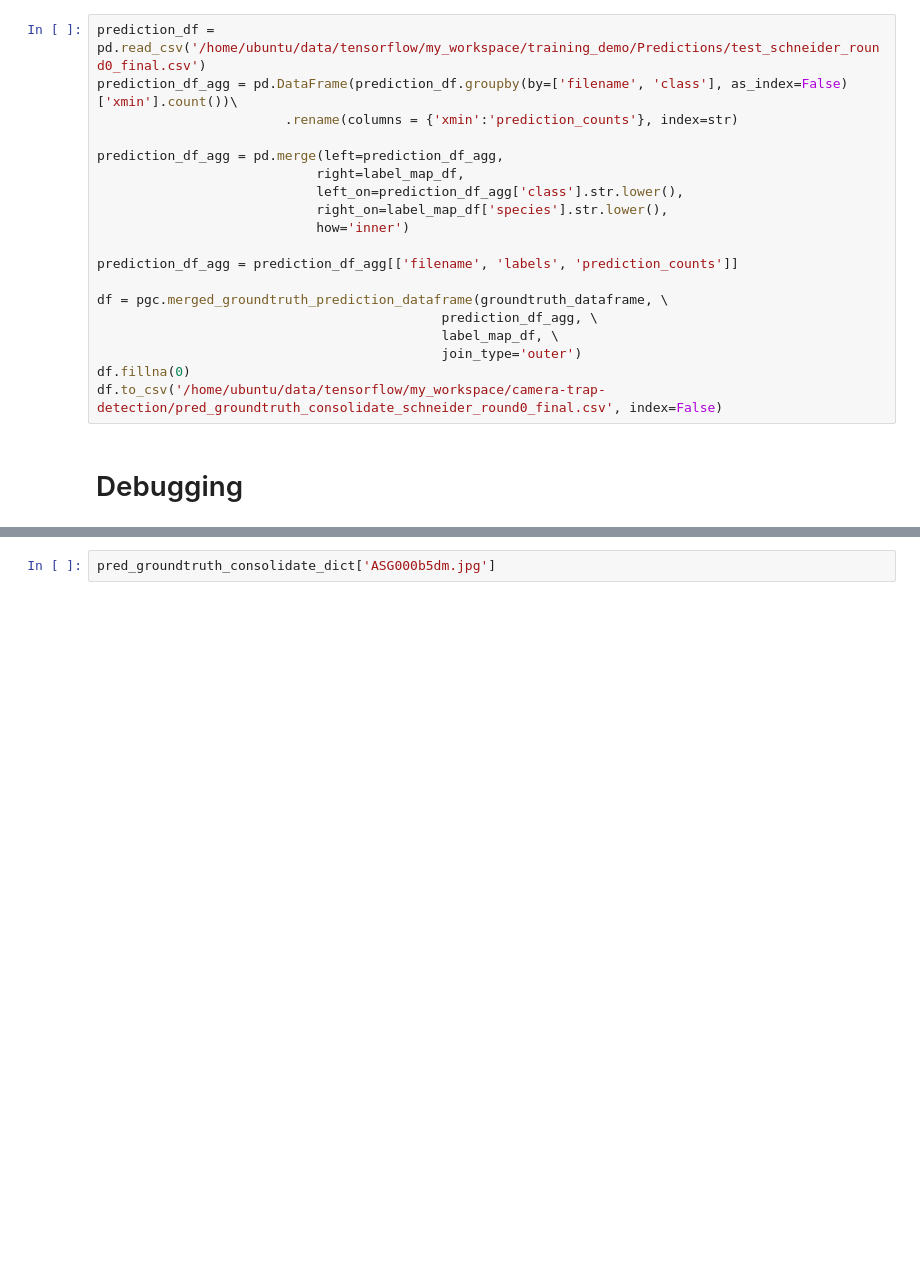
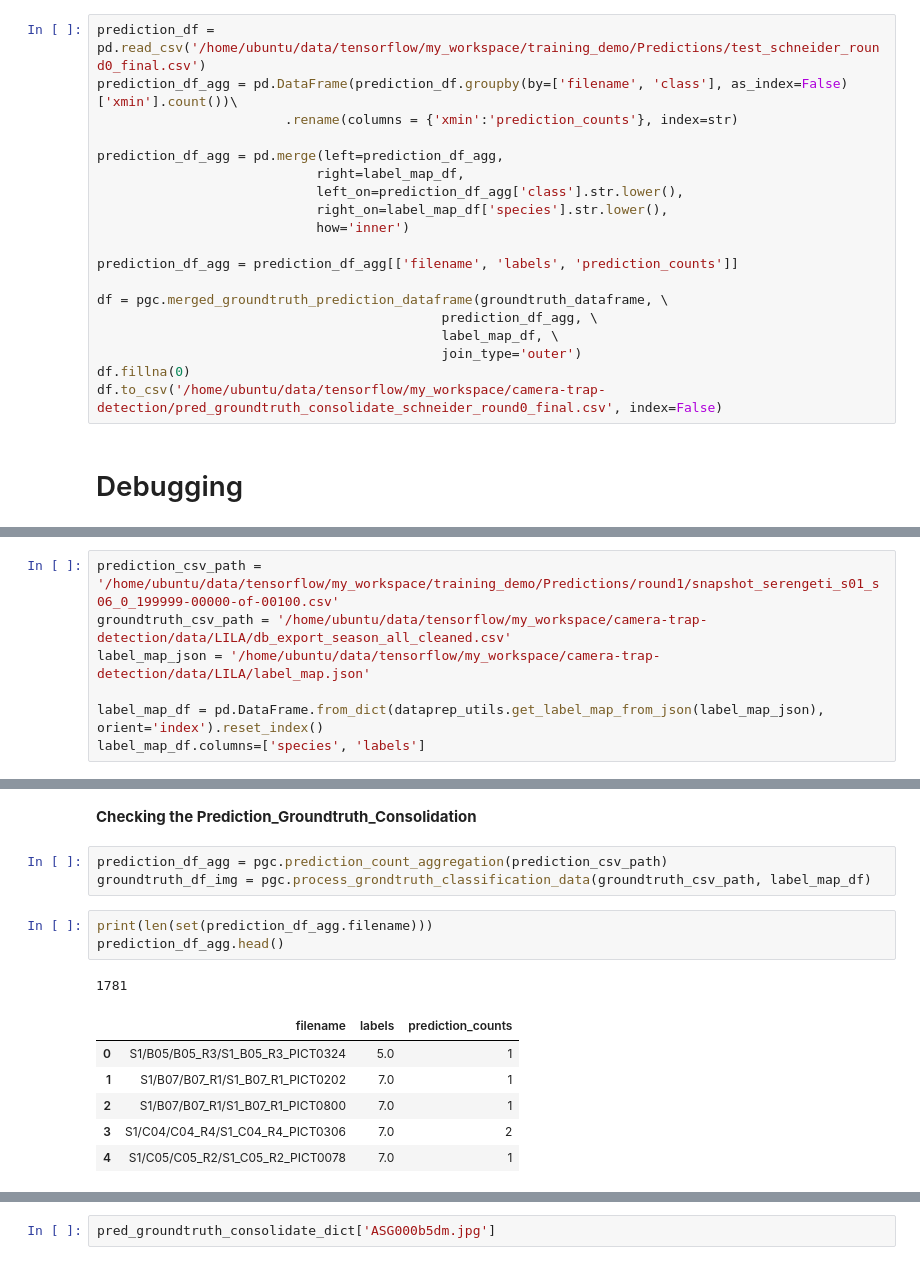
Before and after one commit to Manish-rai21bit/camera-trap-detection, a Jupyter notebook: EDA_and_ModelEvaluation/ModelEvaluation_on_SchneiderData.ipynb, the cells around one changed output, grey strips where cells are left out. Cells and saved outputs as stored; diff of their text form; blank space fills up the shorter version.

```diff
--- a/EDA_and_ModelEvaluation/ModelEvaluation_on_SchneiderData.ipynb
+++ b/EDA_and_ModelEvaluation/ModelEvaluation_on_SchneiderData.ipynb
@@ -489,0 +497,7 @@ import bootstrapping.bootstrapping_data_prep as bdp
+# %%
+prediction_csv_path = '/home/ubuntu/data/tensorflow/my_workspace/training_demo/Predictions/round1/snapshot_serengeti_s01_s06_0_199999-00000-of-00100.csv'
+groundtruth_csv_path = '/home/ubuntu/data/tensorflow/my_workspace/camera-trap-detection/data/LILA/db_export_season_all_cleaned.csv'
+label_map_json = '/home/ubuntu/data/tensorflow/my_workspace/camera-trap-detection/data/LILA/label_map.json'
+
+label_map_df = pd.DataFrame.from_dict(dataprep_utils.get_label_map_from_json(label_map_json), orient='index').reset_index()
+label_map_df.columns=['species', 'labels']
@@ -489,0 +517,16 @@ import bootstrapping.bootstrapping_data_prep as bdp
+# %% [markdown]
+**Checking the Prediction_Groundtruth_Consolidation**
+# %%
+prediction_df_agg = pgc.prediction_count_aggregation(prediction_csv_path)
+groundtruth_df_img = pgc.process_grondtruth_classification_data(groundtruth_csv_path, label_map_df)
+# %%
+print(len(set(prediction_df_agg.filename)))
+prediction_df_agg.head()
+# %% [output]
+1781
+|  | filename | labels | prediction_counts |
+| 0 | S1/B05/B05_R3/S1_B05_R3_PICT0324 | 5.0 | 1 |
+| 1 | S1/B07/B07_R1/S1_B07_R1_PICT0202 | 7.0 | 1 |
+| 2 | S1/B07/B07_R1/S1_B07_R1_PICT0800 | 7.0 | 1 |
+| 3 | S1/C04/C04_R4/S1_C04_R4_PICT0306 | 7.0 | 2 |
+| 4 | S1/C05/C05_R2/S1_C05_R2_PICT0078 | 7.0 | 1 |
```
Also changed, not shown: parts of 8 cells of this notebook, 2 other files.
